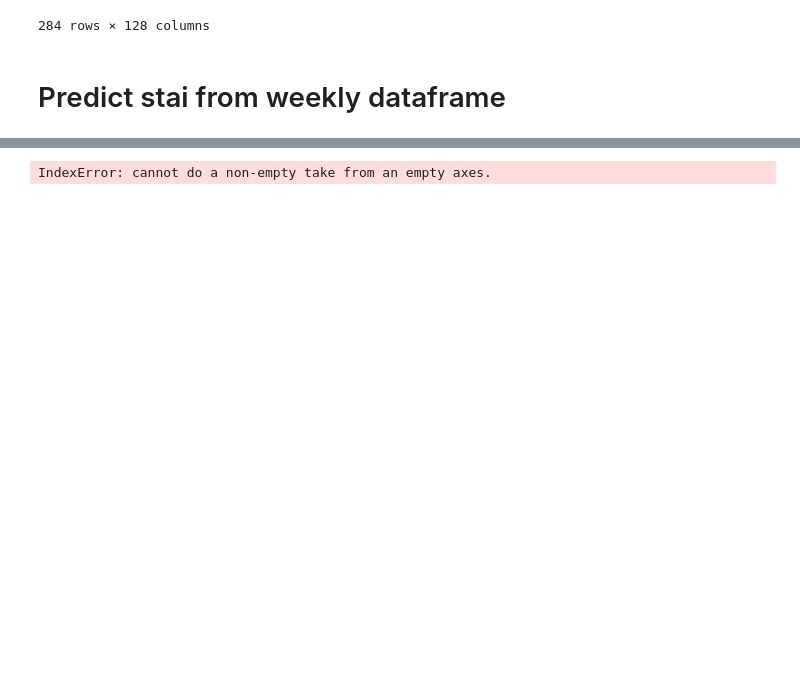
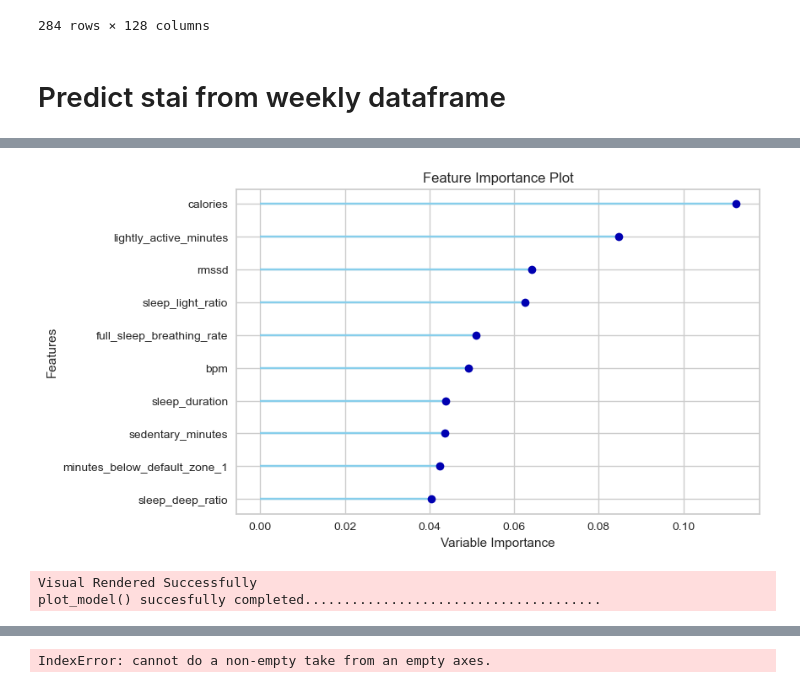
Before and after one commit to kcristinaa/RAIS-miniproject, a Jupyter notebook: notebooks_ml_models/predict_stai_weekly.ipynb, the cells around one changed output, grey strips where cells are left out. Cells and saved outputs as stored; diff of their text form; code cells hidden in the pictures; blank space fills up the shorter version.

```diff
--- a/notebooks_ml_models/predict_stai_weekly.ipynb
+++ b/notebooks_ml_models/predict_stai_weekly.ipynb
@@ -102,3 +133,9 @@ best = compare_models(sort = '%s'%metric) # change to F1 and AUC
+# %%
+plot_model(best, plot='feature')
+# %% [output]
+[figure, added]
+Visual Rendered Successfully
+plot_model() succesfully completed......................................
 # %%
 stai = df_pre.drop(columns=['date', 'label_panas_negative_affect'])
 # %%
```
Also changed, not shown: parts of 9 cells of this notebook, 8 other files.
